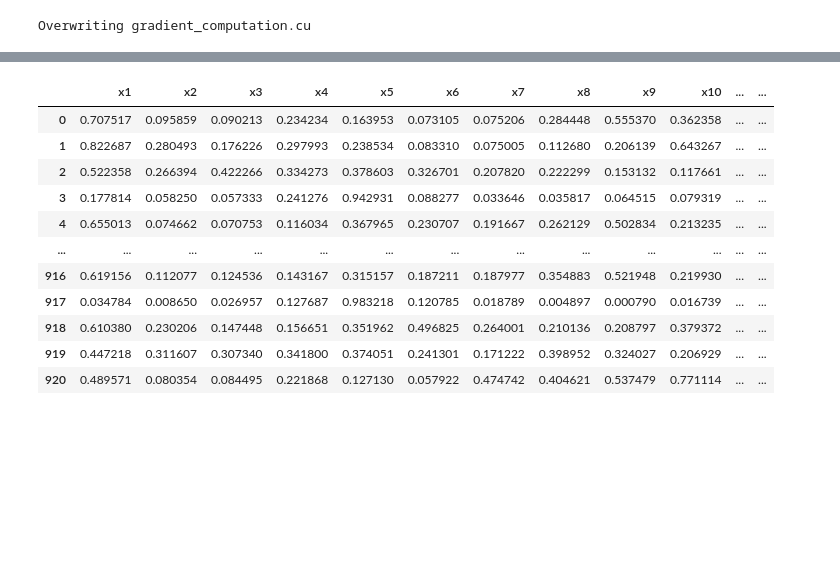
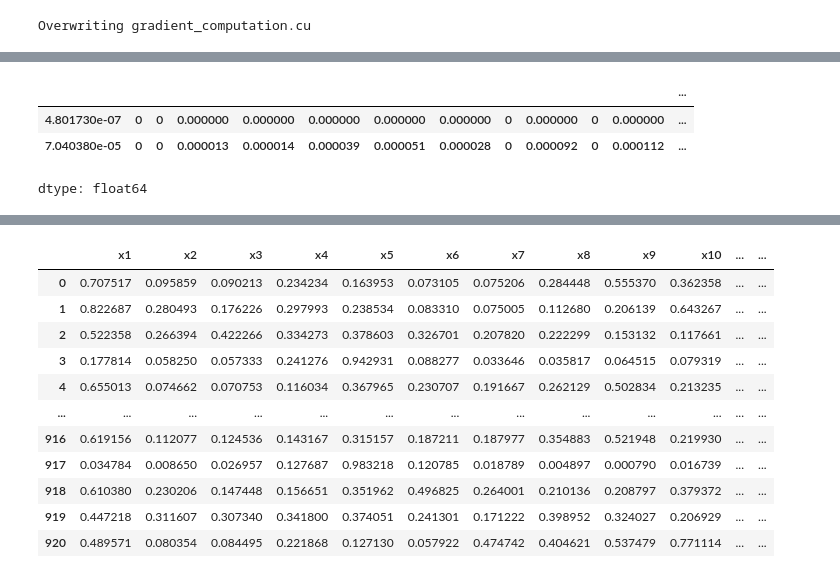
Before and after one commit to ghirailghiro/GPU_Computing_Project, a Jupyter notebook: Gradient_First_Step.ipynb, the cells around one changed output, grey strips where cells are left out. Saved outputs shown, nothing was run; the diff lists cells and outputs as text; code cells hidden in the pictures; blank space fills up the shorter version.

```diff
--- a/Gradient_First_Step.ipynb
+++ b/Gradient_First_Step.ipynb
@@ -571,3 +607,10 @@ Processing image: /content/drive/My Drive/GPU Computing/human detection dataset/
+# %%
+df.x1
+# %% [output]
+|  |  |  |  |  |  |  |  |  |  |  |  | ... |
+| 4.801730e-07 | 0 | 0 | 0.000000 | 0.000000 | 0.000000 | 0.000000 | 0.000000 | 0 | 0.000000 | 0 | 0.000000 | ... |
+| 7.040380e-05 | 0 | 0 | 0.000013 | 0.000014 | 0.000039 | 0.000051 | 0.000028 | 0 | 0.000092 | 0 | 0.000112 | ... |
+dtype: float64
 # %%
 import pandas as pd
 from sklearn.model_selection import train_test_split
```
Also changed, not shown: parts of 10 cells of this notebook.
